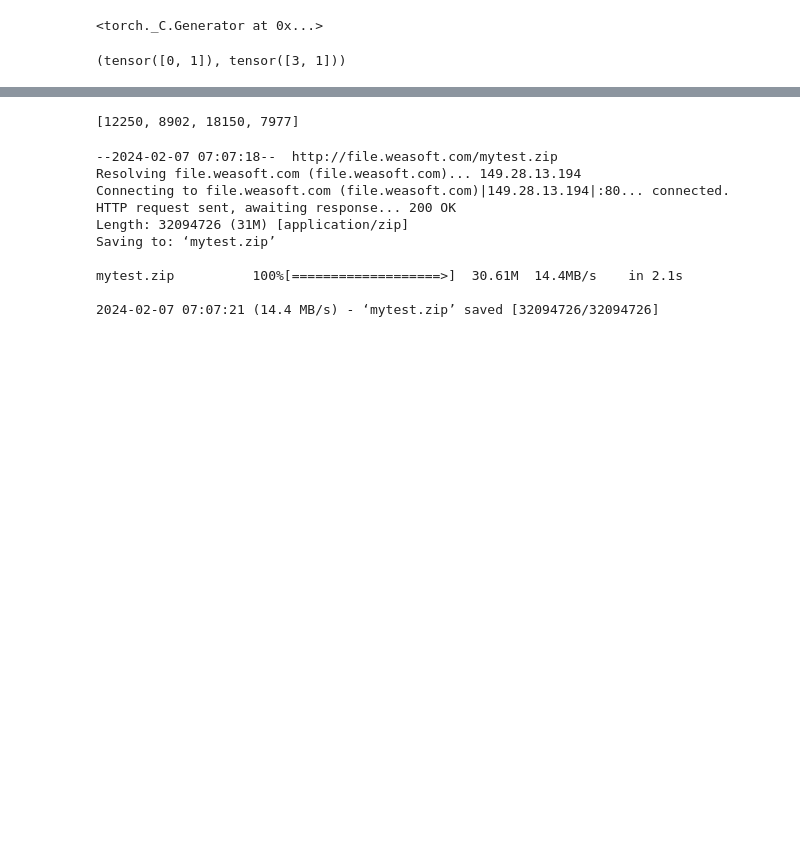
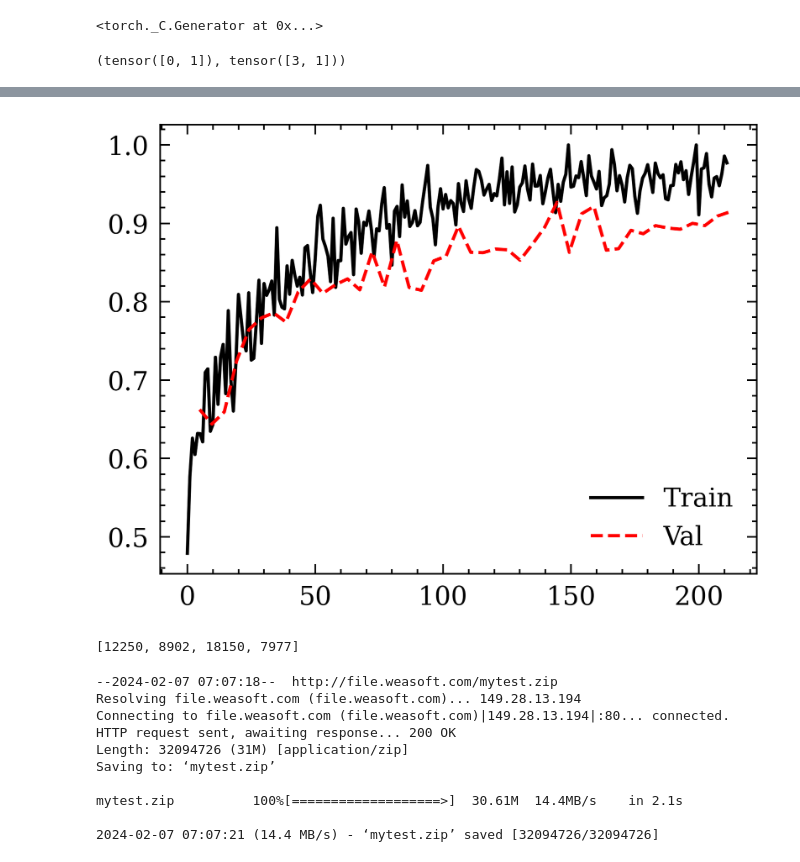
Before and after one commit to weathon/3d2smile, a Jupyter notebook: finetune.ipynb, the cells around one changed output, grey strips where cells are left out. Drawn from its saved outputs; the diff is of its cells as text; code cells hidden in the pictures; blank space fills up the shorter version.

```diff
--- a/finetune.ipynb
+++ b/finetune.ipynb
@@ -605,0 +527,4 @@ for i in range(5):
+# %%
+mod, access, losses, val_acc, val_loss = train(0.0001, 0.975, 4,  True, reload=True, pretrain="image_net")
+log.append((access, losses, val_acc, val_loss))
+# torch.save(mod, f"{f}.pt")
@@ -606,3 +537,7 @@ for i in range(5):
+# %%
+mod, access, losses, val_acc, val_loss = train(0.0001, 0.975, 4,  False, reload=True, pretrain="mol_80k")
+log.append((access, losses, val_acc, val_loss))
+torch.save(mod, f"{f}.pt")
 # %%
 log
 # %% [output]
@@ -626,3 +607,13 @@ log
+# %%
+
+for i in log[:1]:
+  access, losses, val_acc, val_loss = i
+  pylab.plot([i.item() for i in access], label="Train")
+  pylab.plot(np.arange(1, len(val_acc)+1)*(len(access)/len(val_acc)),val_acc,label="Val")
+  pylab.legend()
+pylab.show()
+# %% [output]
+[figure, added]
 # %%
 mod = torch.load("drive/MyDrive/CNO", map_location=device)
 # %%
```
Also changed, not shown: parts of 38 cells of this notebook.
